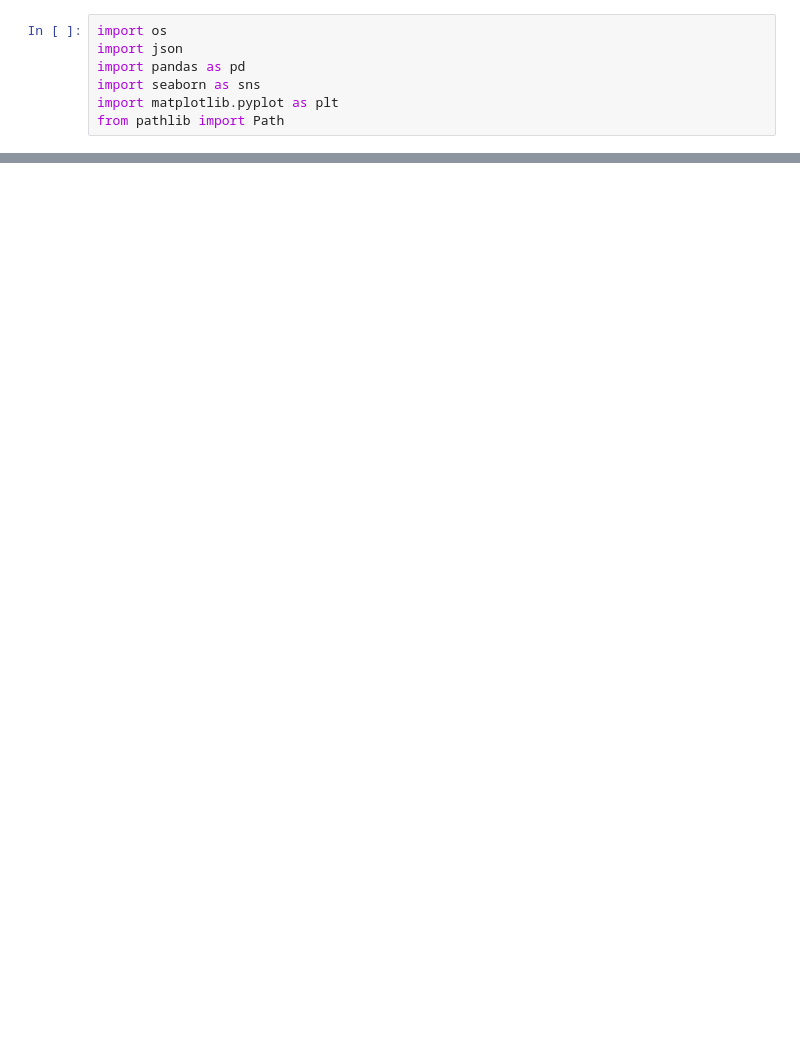
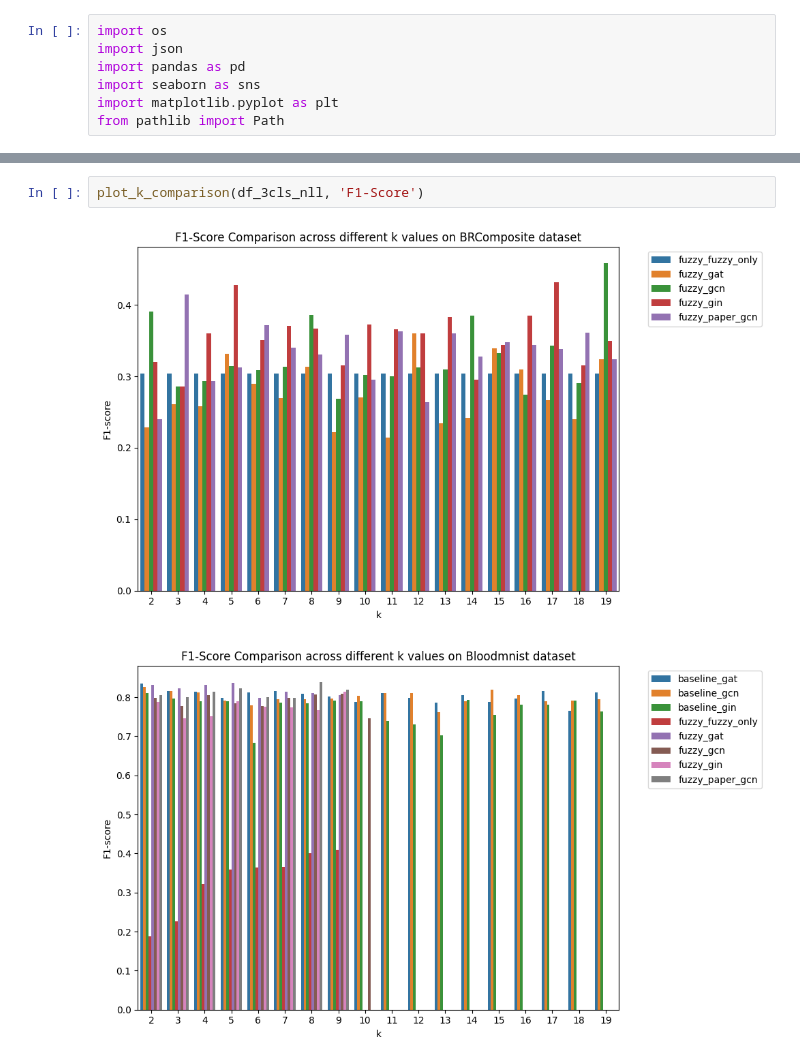
Before and after one commit to Xiaoxuan-Yu-ty/FireGNN, a Jupyter notebook: AD/visulize_metrics.ipynb, the cells around one changed output, grey strips where cells are left out. Drawn from its saved outputs; the diff is of its cells as text; blank space fills up the shorter version.

```diff
--- a/AD/visulize_metrics.ipynb
+++ b/AD/visulize_metrics.ipynb
@@ -71,0 +151,5 @@ def plot_best_models(df, metric_name='accuracy'):
+# %%
+plot_k_comparison(df_3cls_nll, 'F1-Score')
+# %% [output]
+[figure, added]
+[figure, added]
```
Also changed, not shown: parts of 17 cells of this notebook, 4 other files.
